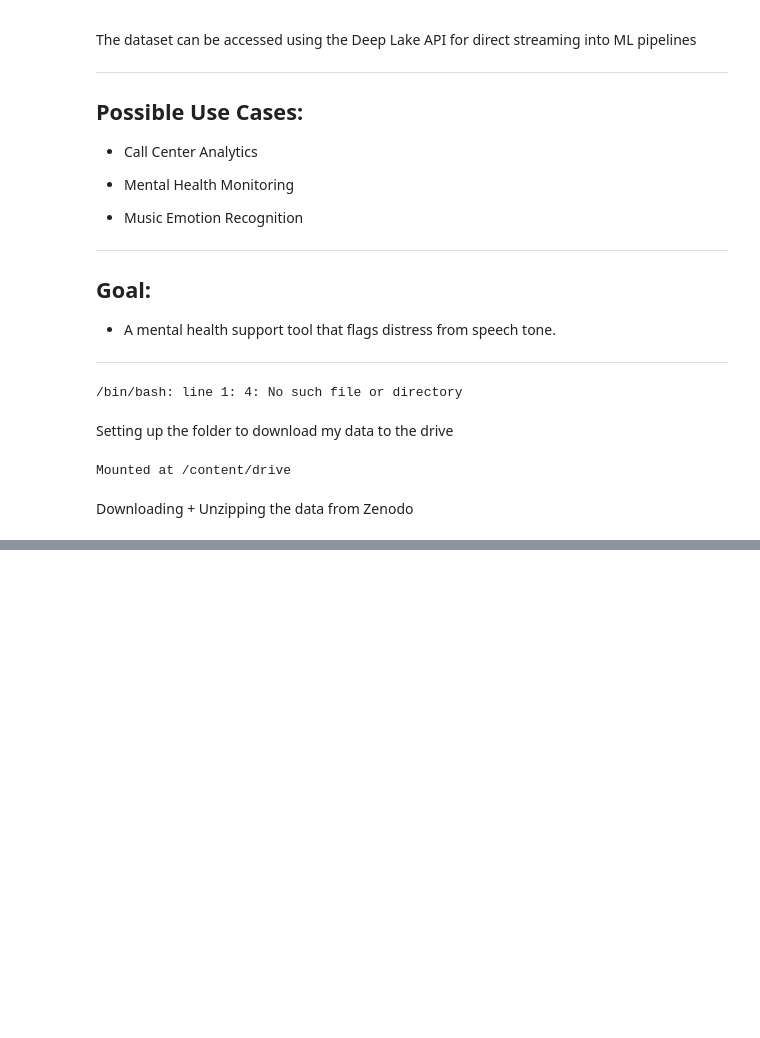
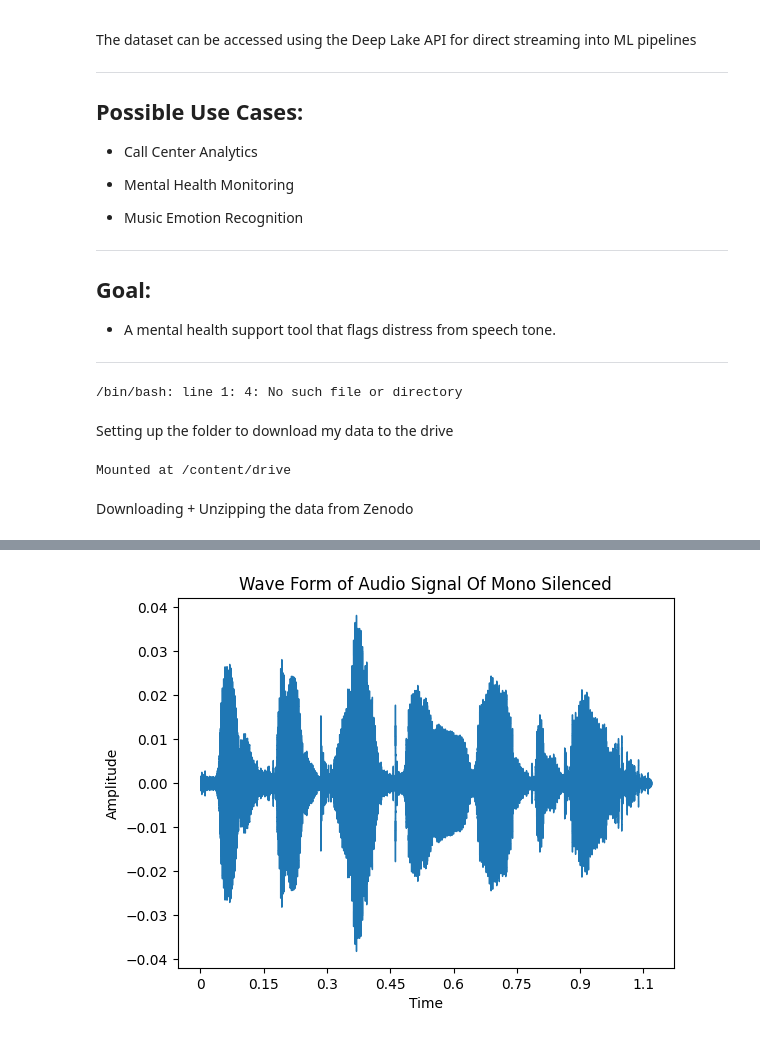
Before and after one commit to Wayn-Git/VoiceEmotionDetector, a Jupyter notebook: Notebook/MentalHealthSpeechAnalysis.ipynb, the cells around one changed output, grey strips where cells are left out. Drawn from its saved outputs; the diff is of its cells as text; code cells hidden in the pictures; blank space fills up the shorter version.

```diff
--- a/Notebook/MentalHealthSpeechAnalysis.ipynb
+++ b/Notebook/MentalHealthSpeechAnalysis.ipynb
@@ -180,0 +208,30 @@ df
+# %%
+df.drop(columns=['resampled_audio', 'resampled_sr'], inplace=True)
+# %%
+def resample_audio(audio_path, target_sr=16000):
+    y, sr = librosa.load(audio_path, sr=target_sr)
+    return pd.Series({"resampled_audio": y, "resampled_sr": sr})
+
+df[["resampled_audio", "resampled_sr"]] = df["filename"].apply(resample_audio)
+# %%
+def process_audio(y):
+    # Ensure mono
+    if y.ndim > 1:
+        y = librosa.to_mono(y)
+    # Remove silence
+    y_trimmed, _ = librosa.effects.trim(y, top_db=20)
+    return y_trimmed
+
+df['processed_audio'] = df['resampled_audio'].apply(process_audio)
+# %%
+audio_mono_silenced = df["processed_audio"].iloc[0]
+# %%
+
+plt.Figure(figsize=(14, 5))
+librosa.display.waveshow(audio_mono_silenced)
+plt.title("Wave Form of Audio Signal Of Mono Silenced")
+plt.xlabel("Time")
+plt.ylabel("Amplitude")
+plt.show()
+# %% [output]
+[figure, added]
```
Also changed, not shown: parts of 17 cells of this notebook.
